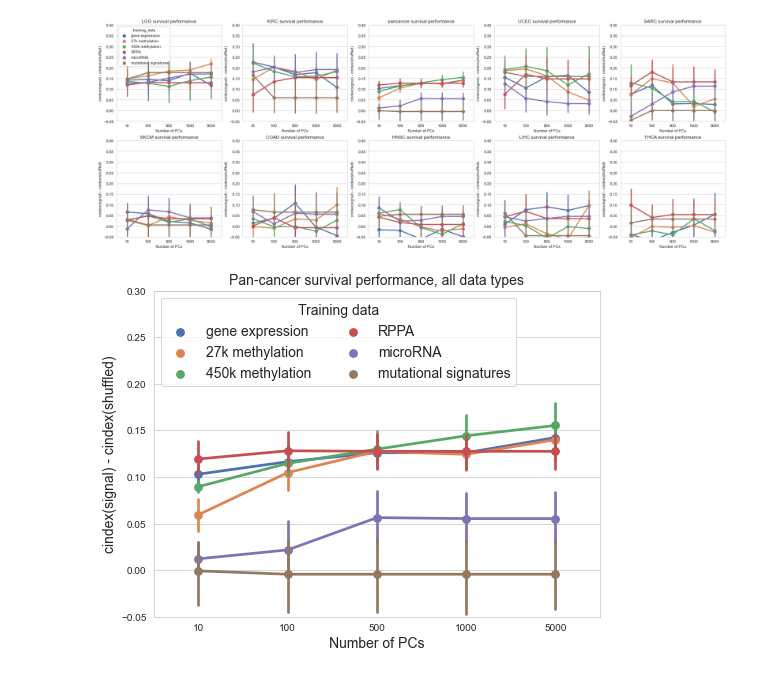
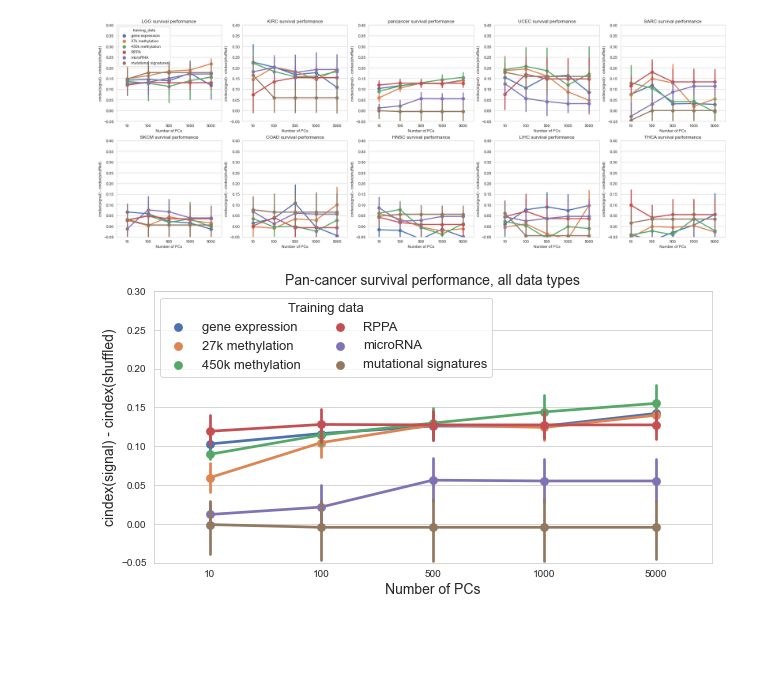
Before and after one commit to greenelab/mpmp, a Jupyter notebook: 06_predict_survival/plot_survival_pc_comparison.ipynb, the cells around one changed output. Saved outputs shown, nothing was run; the diff lists cells and outputs as text; code cells hidden in the pictures; blank space fills up the shorter version.

```diff
--- a/06_predict_survival/plot_survival_pc_comparison.ipynb
+++ b/06_predict_survival/plot_survival_pc_comparison.ipynb
@@ -241,7 +241,7 @@ for ix, cancer_type in enumerate(cancer_type_cv.sort_values(ascending=False).ind
 # %% [output]
 [figure]
 # %%
-sns.set({'figure.figsize': (8, 6)})
+sns.set({'figure.figsize': (7, 6)})
 sns.set_style('whitegrid')
 
 sns.pointplot(data=me_performance_df[me_performance_df.cancer_type == 'pancancer'],
@@ -249,8 +249,8 @@ sns.pointplot(data=me_performance_df[me_performance_df.cancer_type == 'pancancer
               hue_order=training_data_map.values())
 plt.xlabel('Number of PCs', size=14)
 plt.ylabel('cindex(signal) - cindex(shuffled)', size=14)
-plt.legend(title='Training data', fontsize=14, title_fontsize=14)
-plt.title('Pan-cancer survival performance, expression vs. methylation', size=14)
+plt.legend(title='Training data', fontsize=13, title_fontsize=13)
+plt.title('Pan-cancer survival performance, expression/methylation', size=14)
 plt.ylim(-0.05, 0.25)
 
 if SAVE_FIGS:
@@ -480,21 +480,21 @@ for ix, cancer_type in enumerate(cancer_type_cv.sort_values(ascending=False).ind
 # %% [output]
 [figure]
 # %%
-sns.set({'figure.figsize': (8, 6)})
+sns.set({'figure.figsize': (10, 5)})
 sns.set_style('whitegrid')
 
 sns.pointplot(data=all_performance_df[all_performance_df.cancer_type == 'pancancer'],
               x='n_dim', y='delta_cindex', hue='training_data',
               hue_order=training_data_map.values())
 plt.xlabel('Number of PCs', size=14)
 plt.ylabel('cindex(signal) - cindex(shuffled)', size=14)
-plt.legend(title='Training data', fontsize=14, title_fontsize=14, loc='upper left', ncol=2)
+plt.legend(title='Training data', fontsize=13, title_fontsize=13, loc='upper left', ncol=2)
 plt.title('Pan-cancer survival performance, all data types', size=14)
 plt.ylim(-0.05, 0.3)
 
 if SAVE_FIGS:
     plt.savefig(images_dir / 'all_pancan_survival.svg', bbox_inches='tight')
     plt.savefig(images_dir / 'all_pancan_survival.png',
                 dpi=300, bbox_inches='tight')
 # %% [output]
-[figure, old version]
+[figure, new version]
```
Also changed, not shown: parts of 3 cells of this notebook, 2 other files.
